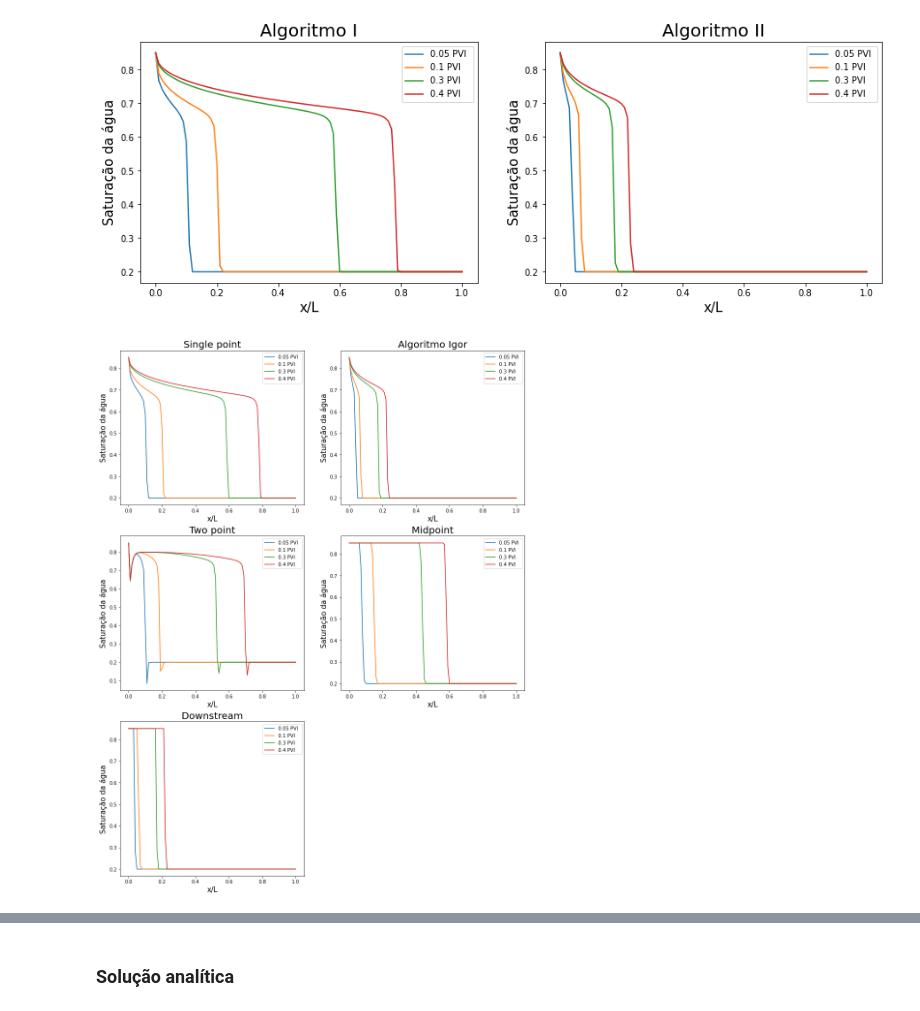
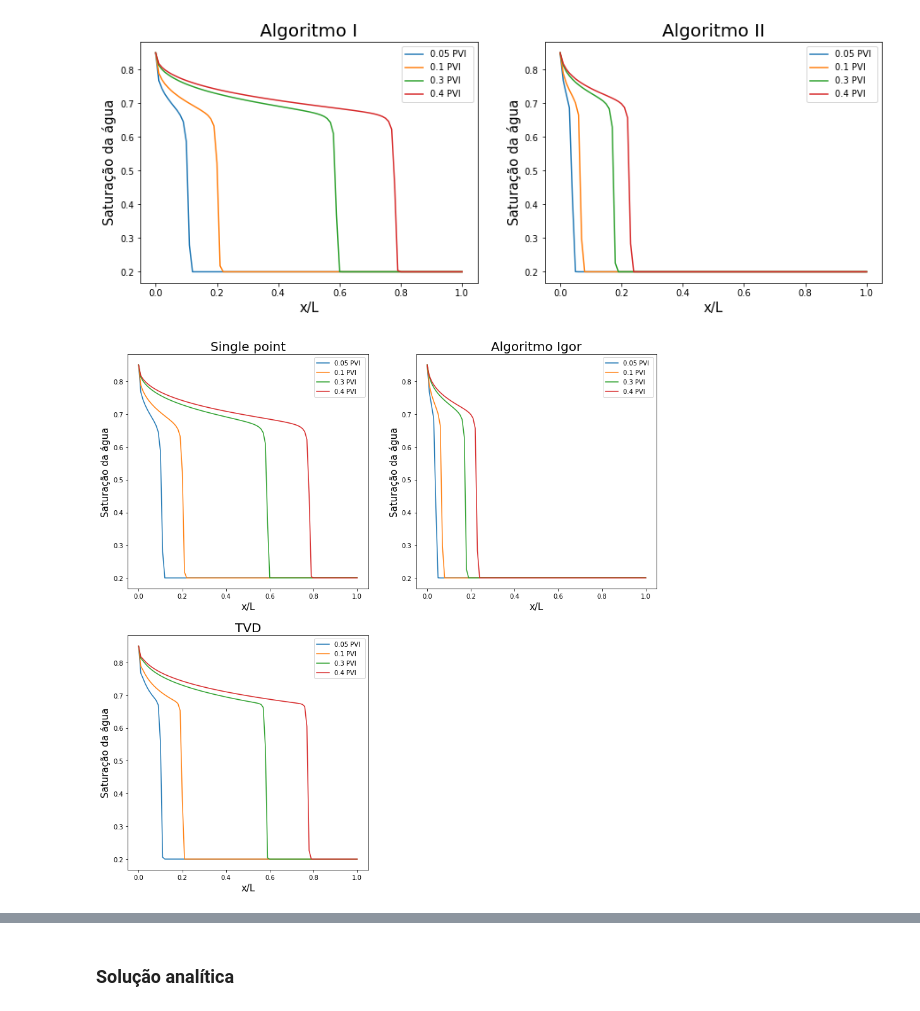
Before and after one commit to igcampos/Mestrado, a Jupyter notebook: saturacao_explicit.ipynb, the cells around one changed output, grey strips where cells are left out. Drawn from its saved outputs; the diff is of its cells as text; code cells hidden in the pictures.

```diff
--- a/saturacao_explicit.ipynb
+++ b/saturacao_explicit.ipynb
@@ -65,9 +80,9 @@ O número de courant é 0.1
 # %%
 #condição de contorno e inicial
 #Condição Inicial Sw(X,0)
-sw_CI = 0.2 #swi
+sw_CI = swi
 #Condição de Contorno Sw(0,T)
-sw_CC = 0.8 #1-sor
+sw_CC = 1-sor
 #Matriz de saturação para alocação dos resultados
 tempos_de_injecao = int(nt/passo_tempo)   #quantidade representando os tempos de injeção que serão calculados
 matriz_resultado_saturacao = np.zeros((tempos_de_injecao,nx))
@@ -769,7 +769,7 @@ def funcao_limitador(sw_i,sw_i_mais_um,sw_i_menos_um):
   numerador = mobilidade(sw_i,visc_agua,visc_oleo) - mobilidade(sw_i_menos_um,visc_agua,visc_oleo)
   denominador = mobilidade(sw_i_mais_um,visc_agua,visc_oleo)-mobilidade(sw_i,visc_agua,visc_oleo)
   if denominador == 0:
-    r = 0
+    r = 1
   else:
     r = numerador/denominador
   return r
@@ -778,6 +778,13 @@ def ajuste_fluxo(limitador_van_leer, sw_um, sw_dois):
   func_ajuste_fluxo = limitador_van_leer/2*(mobilidade(sw_um,visc_agua,visc_oleo) - mobilidade(sw_dois,visc_agua,visc_oleo))*(1-num_Courant)
 
   return func_ajuste_fluxo
+
+def van_leer(r):
+  if (1+r) == 0:
+    fi = 1
+  else:
+    fi = (r+abs(r))/(1+r)
+  return fi
 # %%
 #Cálculo da saturação explicitamente utilizando o método two point upstream (ϕ=r)
 
@@ -1476,64 +1441,46 @@ matriz_resultado_saturacao_down = matriz_resultado_saturacao_mid_down
+# %%
+matriz_resultado_saturacao_tvd = matriz_resultado_saturacao_two_point
 # %%
 #plotar os resultados dos dois algoritmos
 vetor_comprimento = np.linspace(0, 1, nx+1)
-fig = plt.figure(figsize=(15,20))
-ax1 = plt.subplot(3,2,1)
-ax2 = plt.subplot(3,2,2)
-ax3 = plt.subplot(3,2,3)
-ax4 = plt.subplot(3,2,4)
-ax5 = plt.subplot(3,2,5)
+fig = plt.figure(figsize=(15,15))
+ax1 = plt.subplot(2,2,1)
+ax2 = plt.subplot(2,2,2)
+ax3 = plt.subplot(2,2,3)
+
 
 ax1.plot(vetor_comprimento, matriz_resultado_saturacao_validacao_I[49], label = "0.05 PVI ")
 ax1.plot(vetor_comprimento, matriz_resultado_saturacao_validacao_I[99], label = "0.1 PVI")
 ax1.plot(vetor_comprimento, matriz_resultado_saturacao_validacao_I[299], label = "0.3 PVI")
 ax1.plot(vetor_comprimento, matriz_resultado_saturacao_validacao_I[399], label = "0.4 PVI")
 
 ax2.plot(vetor_comprimento, matriz_resultado_saturacao_validacao_II[49], label = "0.05 PVI ")
 ax2.plot(vetor_comprimento, matriz_resultado_saturacao_validacao_II[99], label = "0.1 PVI")
 ax2.plot(vetor_comprimento, matriz_resultado_saturacao_validacao_II[299], label = "0.3 PVI")
 ax2.plot(vetor_comprimento, matriz_resultado_saturacao_validacao_II[399], label = "0.4 PVI")
 
-ax3.plot(vetor_comprimento, matriz_resultado_saturacao_two_point[49], label = "0.05 PVI ")
-ax3.plot(vetor_comprimento, matriz_resultado_saturacao_two_point[99], label = "0.1 PVI")
-ax3.plot(vetor_comprimento, matriz_resultado_saturacao_two_point[299], label = "0.3 PVI")
-ax3.plot(vetor_comprimento, matriz_resultado_saturacao_two_point[399], label = "0.4 PVI")
+ax3.plot(vetor_comprimento, matriz_resultado_saturacao_tvd[49], label = "0.05 PVI ")
+ax3.plot(vetor_comprimento, matriz_resultado_saturacao_tvd[99], label = "0.1 PVI")
+ax3.plot(vetor_comprimento, matriz_resultado_saturacao_tvd[299], label = "0.3 PVI")
+ax3.plot(vetor_comprimento, matriz_resultado_saturacao_tvd[399], label = "0.4 PVI")
 
-ax4.plot(vetor_comprimento, matriz_resultado_saturacao_mid[49], label = "0.05 PVI ")
-ax4.plot(vetor_comprimento, matriz_resultado_saturacao_mid[99], label = "0.1 PVI")
-ax4.plot(vetor_comprimento, matriz_resultado_saturacao_mid[299], label = "0.3 PVI")
-ax4.plot(vetor_comprimento, matriz_resultado_saturacao_mid[399], label = "0.4 PVI")
-
-ax5.plot(vetor_comprimento, matriz_resultado_saturacao_down[49], label = "0.05 PVI ")
-ax5.plot(vetor_comprimento, matriz_resultado_saturacao_down[99], label = "0.1 PVI")
-ax5.plot(vetor_comprimento, matriz_resultado_saturacao_down[299], label = "0.3 PVI")
-ax5.plot(vetor_comprimento, matriz_resultado_saturacao_down[399], label = "0.4 PVI")
 
 #configurações dos gráficos
 ax1.set_xlabel("x/L", fontsize=15)
 ax1.set_ylabel("Saturação da água", fontsize=15)
 ax1.set_title("Single point", fontsize=20)
 ax1.legend()
 
 ax2.set_xlabel("x/L", fontsize=15)
 ax2.set_ylabel("Saturação da água", fontsize=15)
 ax2.set_title("Algoritmo Igor", fontsize=20)
 ax2.legend()
 
 ax3.set_xlabel("x/L", fontsize=15)
 ax3.set_ylabel("Saturação da água", fontsize=15)
-ax3.set_title("Two point", fontsize=20)
+ax3.set_title("TVD", fontsize=20)
 ax3.legend()
 
-ax4.set_xlabel("x/L", fontsize=15)
-ax4.set_ylabel("Saturação da água", fontsize=15)
-ax4.set_title("Midpoint", fontsize=20)
-ax4.legend()
-
-ax5.set_xlabel("x/L", fontsize=15)
-ax5.set_ylabel("Saturação da água", fontsize=15)
-ax5.set_title("Downstream", fontsize=20)
-ax5.legend()
-
 plt.show()
 # %% [output]
-[figure, old version]
+[figure, new version]
```
Also changed, not shown: parts of 17 cells of this notebook.
